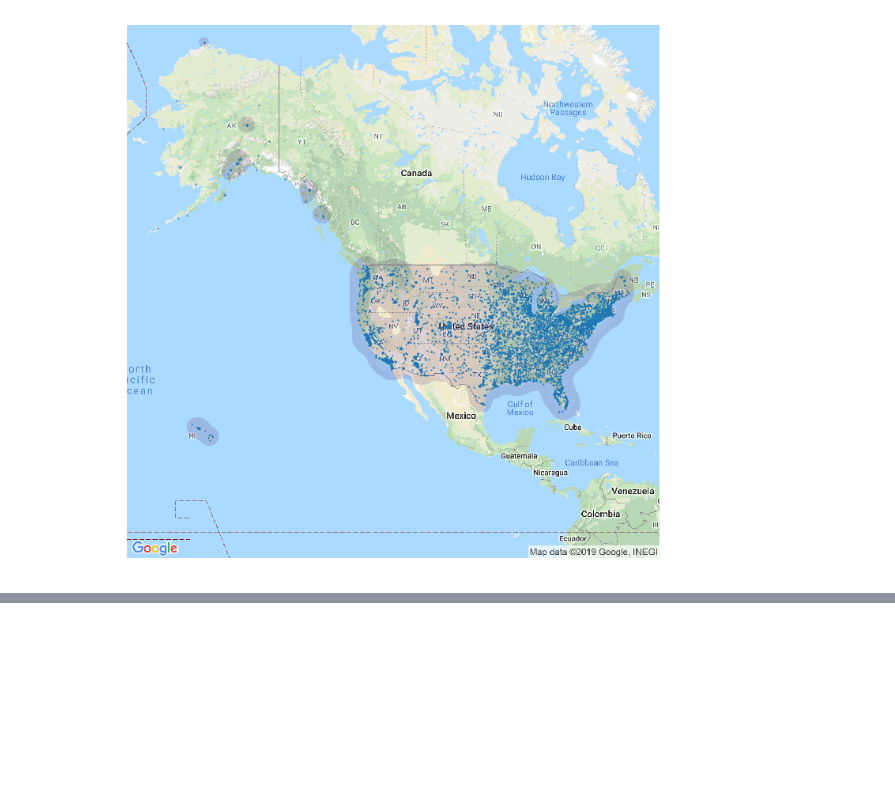
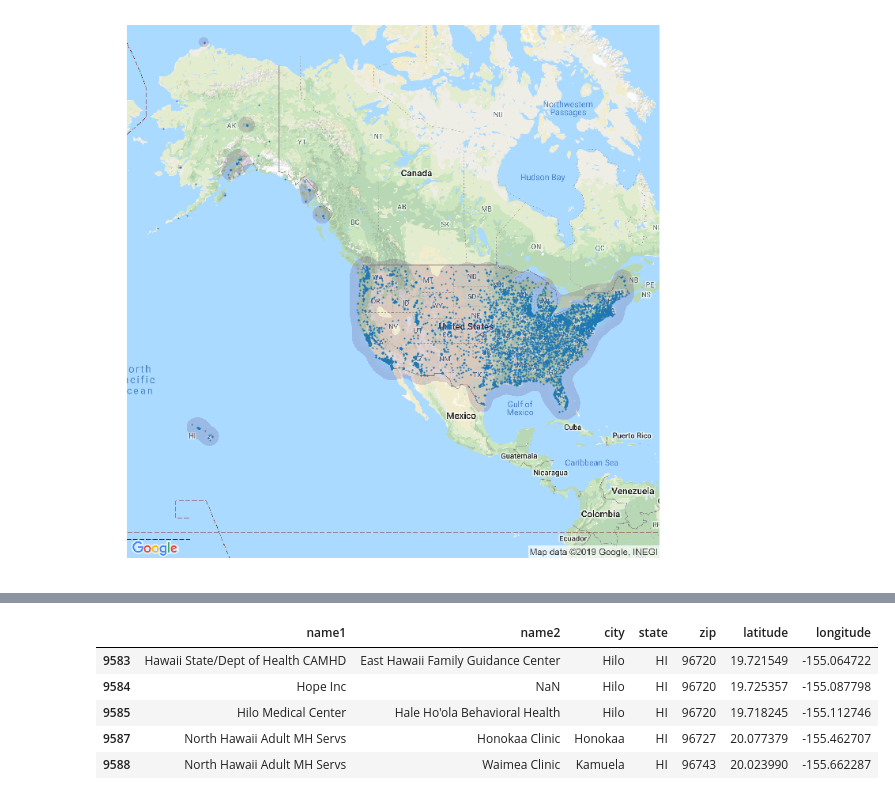
Before and after one commit to aeclaman/Project1, a Jupyter notebook: facility_test.ipynb, the cells around one changed output, grey strips where cells are left out. Saved outputs shown, nothing was run; the diff lists cells and outputs as text; code cells hidden in the pictures; blank space fills up the shorter version.

```diff
--- a/facility_test.ipynb
+++ b/facility_test.ipynb
@@ -34,0 +42,10 @@ mplt.density_plot(location['latitude'], location['longitude'])
+# %%
+I_dontknow =facilities_df[(facilities_df["state"]== "HI")&(facilities_df["state"]!= "AK")]
+I_dontknow.head()
+# %% [output]
+|  | name1 | name2 | city | state | zip | latitude | longitude |
+| 9583 | Hawaii State/Dept of Health CAMHD | East Hawaii Family Guidance Center | Hilo | HI | 96720 | 19.721549 | -155.064722 |
+| 9584 | Hope Inc | NaN | Hilo | HI | 96720 | 19.725357 | -155.087798 |
+| 9585 | Hilo Medical Center | Hale Ho'ola Behavioral Health | Hilo | HI | 96720 | 19.718245 | -155.112746 |
+| 9587 | North Hawaii Adult MH Servs | Honokaa Clinic | Honokaa | HI | 96727 | 20.077379 | -155.462707 |
+| 9588 | North Hawaii Adult MH Servs | Waimea Clinic | Kamuela | HI | 96743 | 20.023990 | -155.662287 |
```
Also changed, not shown: parts of 6 cells of this notebook, 5 other files.
